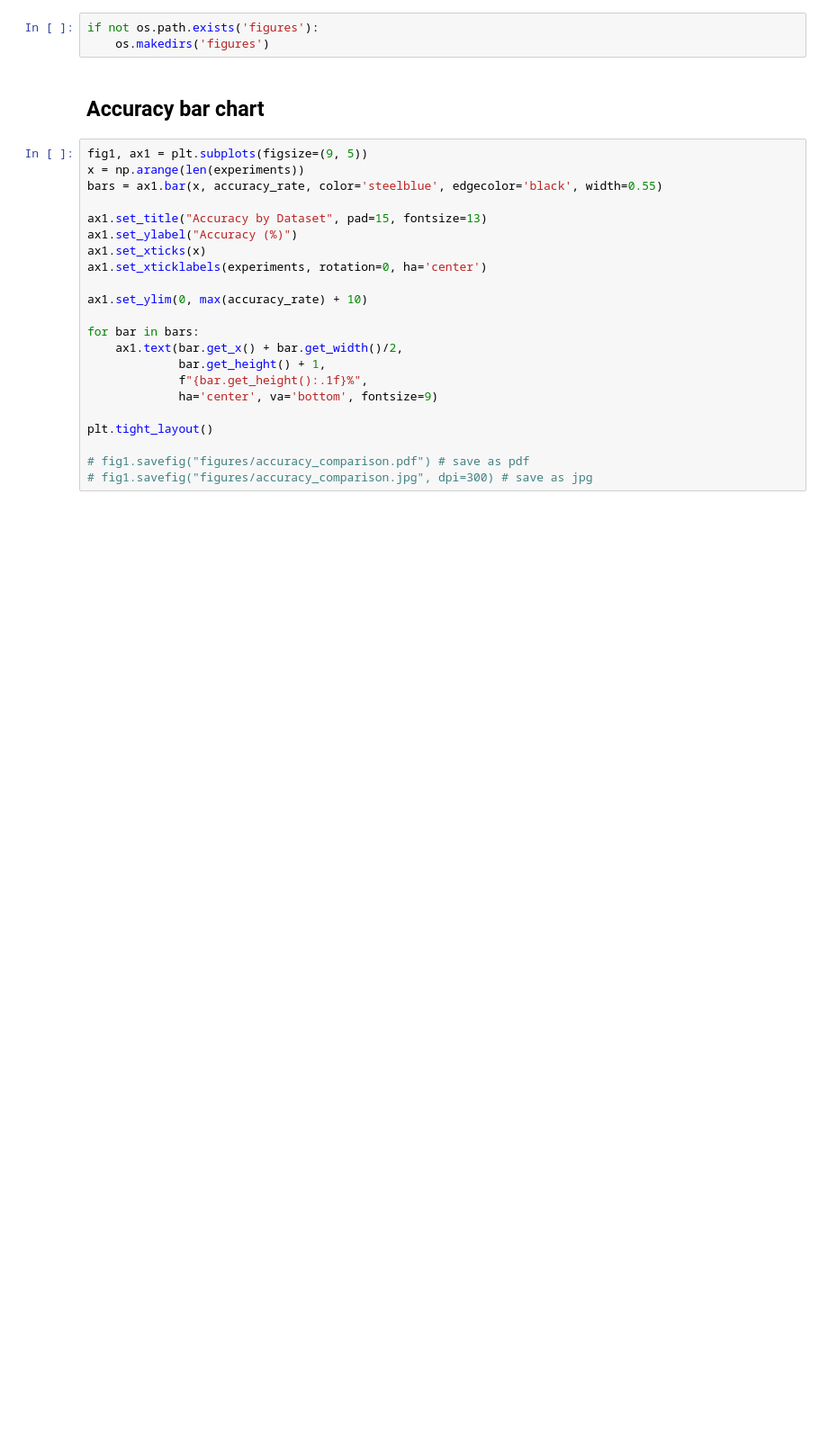
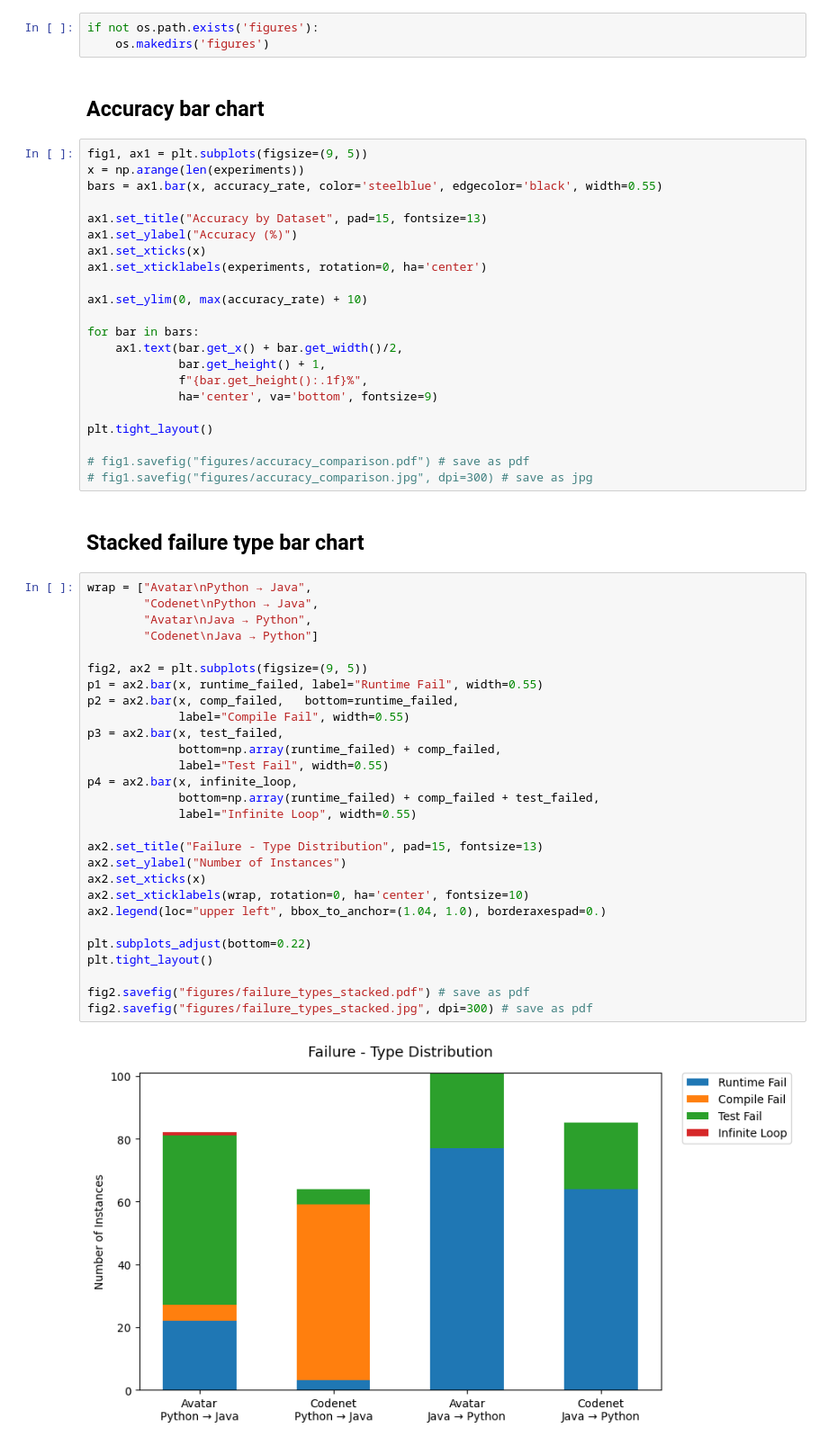
Before and after one commit to sdipto7/llm-code-translation, a Jupyter notebook: plots.ipynb, the cells around one changed output. Shown: that part at 90% size. Cells and saved outputs as stored; diff of their text form; blank space fills up the shorter version.

Commit message:
Added failure type bar chart

```diff
--- a/plots.ipynb
+++ b/plots.ipynb
@@ -113,3 +113,35 @@ plt.tight_layout()
 
 # fig1.savefig("figures/accuracy_comparison.pdf") # save as pdf
 # fig1.savefig("figures/accuracy_comparison.jpg", dpi=300) # save as jpg
+# %% [markdown]
+## Stacked failure type bar chart
+# %%
+wrap = ["Avatar\nPython → Java",
+        "Codenet\nPython → Java",
+        "Avatar\nJava → Python",
+        "Codenet\nJava → Python"]
+
+fig2, ax2 = plt.subplots(figsize=(9, 5))
+p1 = ax2.bar(x, runtime_failed, label="Runtime Fail", width=0.55)
+p2 = ax2.bar(x, comp_failed,   bottom=runtime_failed,
+             label="Compile Fail", width=0.55)
+p3 = ax2.bar(x, test_failed,
+             bottom=np.array(runtime_failed) + comp_failed,
+             label="Test Fail", width=0.55)
+p4 = ax2.bar(x, infinite_loop,
+             bottom=np.array(runtime_failed) + comp_failed + test_failed,
+             label="Infinite Loop", width=0.55)
+
+ax2.set_title("Failure - Type Distribution", pad=15, fontsize=13)
+ax2.set_ylabel("Number of Instances")
+ax2.set_xticks(x)
+ax2.set_xticklabels(wrap, rotation=0, ha='center', fontsize=10)
+ax2.legend(loc="upper left", bbox_to_anchor=(1.04, 1.0), borderaxespad=0.)
+
+plt.subplots_adjust(bottom=0.22)
+plt.tight_layout()
+
+fig2.savefig("figures/failure_types_stacked.pdf") # save as pdf
+fig2.savefig("figures/failure_types_stacked.jpg", dpi=300) # save as pdf
+# %% [output]
+[figure, added]
```
